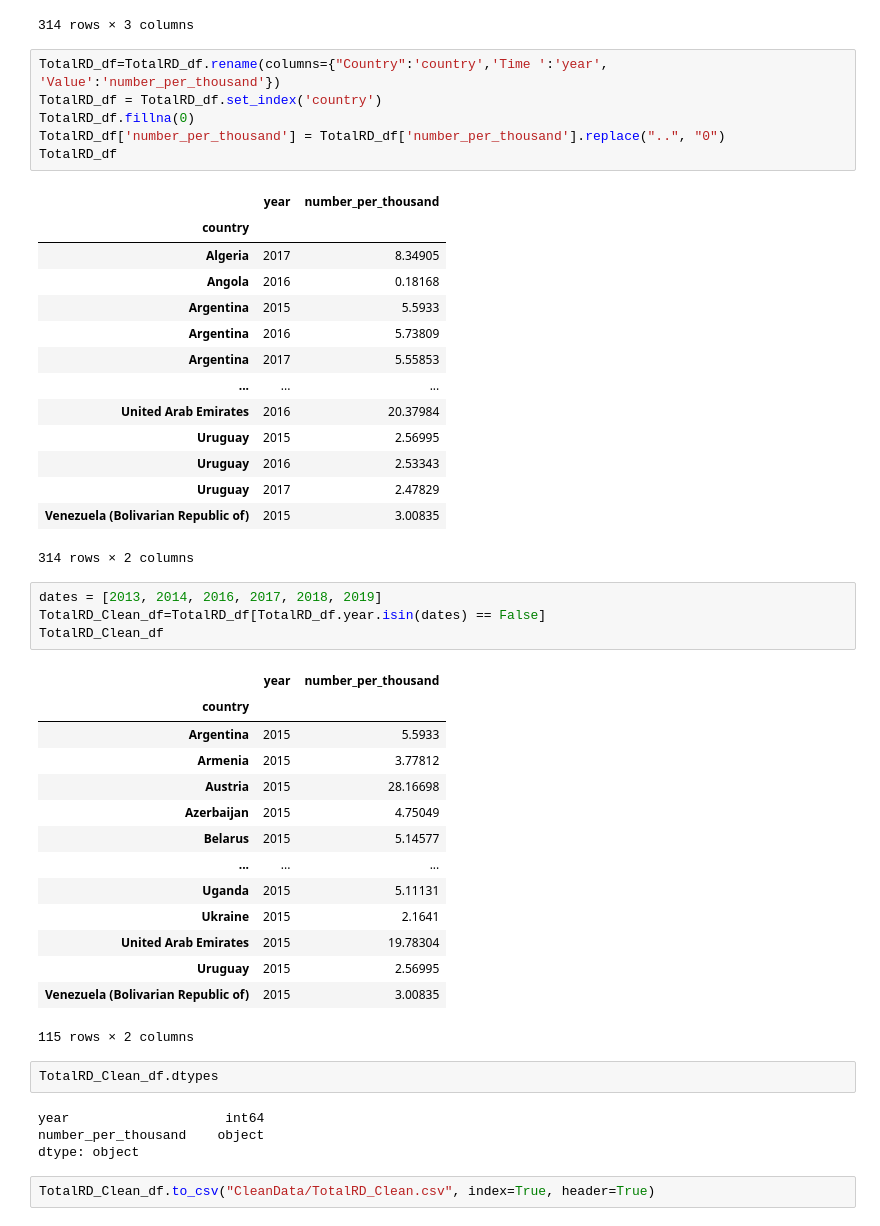
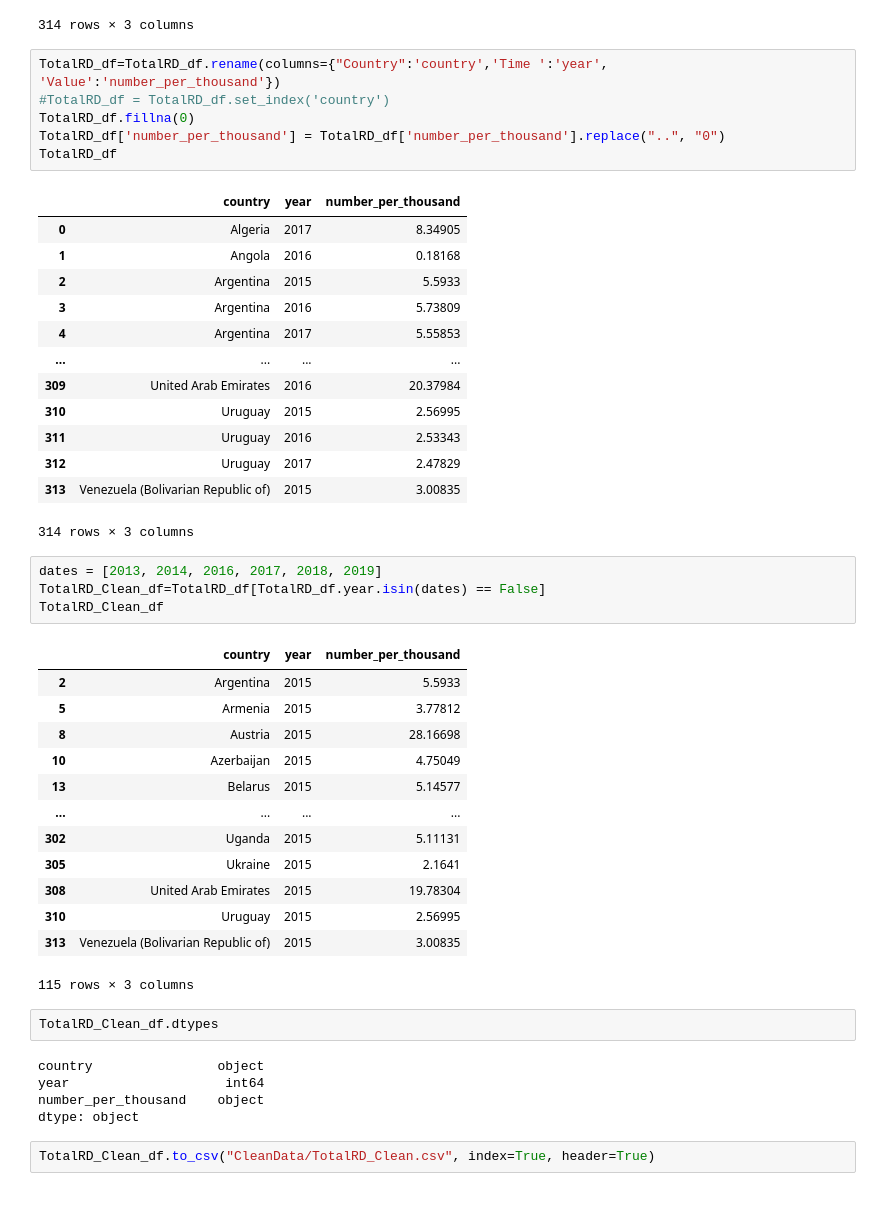
Before and after one commit to mchrzanowski27/Project2, a Jupyter notebook: Project2-Group3.ipynb, the cells around one changed output. Cells and saved outputs as stored; diff of their text form.

```diff
--- a/Project2-Group3.ipynb
+++ b/Project2-Group3.ipynb
@@ -191,47 +163,46 @@ TotalRD_df
 314 rows × 3 columns
 # %%
 TotalRD_df=TotalRD_df.rename(columns={"Country":'country','Time ':'year', 'Value':'number_per_thousand'})
-TotalRD_df = TotalRD_df.set_index('country')
+#TotalRD_df = TotalRD_df.set_index('country')
 TotalRD_df.fillna(0)
 TotalRD_df['number_per_thousand'] = TotalRD_df['number_per_thousand'].replace("..", "0")
 TotalRD_df
 # %% [output]
-|  | year | number_per_thousand |
-| country |  |  |
-| Algeria | 2017 | 8.34905 |
-| Angola | 2016 | 0.18168 |
-| Argentina | 2015 | 5.5933 |
-| Argentina | 2016 | 5.73809 |
-| Argentina | 2017 | 5.55853 |
-| ... | ... | ... |
-| United Arab Emirates | 2016 | 20.37984 |
-| Uruguay | 2015 | 2.56995 |
-| Uruguay | 2016 | 2.53343 |
-| Uruguay | 2017 | 2.47829 |
-| Venezuela (Bolivarian Republic of) | 2015 | 3.00835 |
+|  | country | year | number_per_thousand |
+| 0 | Algeria | 2017 | 8.34905 |
+| 1 | Angola | 2016 | 0.18168 |
+| 2 | Argentina | 2015 | 5.5933 |
+| 3 | Argentina | 2016 | 5.73809 |
+| 4 | Argentina | 2017 | 5.55853 |
+| ... | ... | ... | ... |
+| 309 | United Arab Emirates | 2016 | 20.37984 |
+| 310 | Uruguay | 2015 | 2.56995 |
+| 311 | Uruguay | 2016 | 2.53343 |
+| 312 | Uruguay | 2017 | 2.47829 |
+| 313 | Venezuela (Bolivarian Republic of) | 2015 | 3.00835 |
-314 rows × 2 columns
+314 rows × 3 columns
 # %%
 dates = [2013, 2014, 2016, 2017, 2018, 2019]
 TotalRD_Clean_df=TotalRD_df[TotalRD_df.year.isin(dates) == False]
 TotalRD_Clean_df
 # %% [output]
-|  | year | number_per_thousand |
-| country |  |  |
-| Argentina | 2015 | 5.5933 |
-| Armenia | 2015 | 3.77812 |
-| Austria | 2015 | 28.16698 |
-| Azerbaijan | 2015 | 4.75049 |
-| Belarus | 2015 | 5.14577 |
-| ... | ... | ... |
-| Uganda | 2015 | 5.11131 |
-| Ukraine | 2015 | 2.1641 |
-| United Arab Emirates | 2015 | 19.78304 |
-| Uruguay | 2015 | 2.56995 |
-| Venezuela (Bolivarian Republic of) | 2015 | 3.00835 |
+|  | country | year | number_per_thousand |
+| 2 | Argentina | 2015 | 5.5933 |
+| 5 | Armenia | 2015 | 3.77812 |
+| 8 | Austria | 2015 | 28.16698 |
+| 10 | Azerbaijan | 2015 | 4.75049 |
+| 13 | Belarus | 2015 | 5.14577 |
+| ... | ... | ... | ... |
+| 302 | Uganda | 2015 | 5.11131 |
+| 305 | Ukraine | 2015 | 2.1641 |
+| 308 | United Arab Emirates | 2015 | 19.78304 |
+| 310 | Uruguay | 2015 | 2.56995 |
+| 313 | Venezuela (Bolivarian Republic of) | 2015 | 3.00835 |
-115 rows × 2 columns
+115 rows × 3 columns
 # %%
 TotalRD_Clean_df.dtypes
 # %% [output]
+country                object
 year                    int64
 number_per_thousand    object
 dtype: object
```
Also changed, not shown: parts of 10 cells of this notebook, 1 other file.
